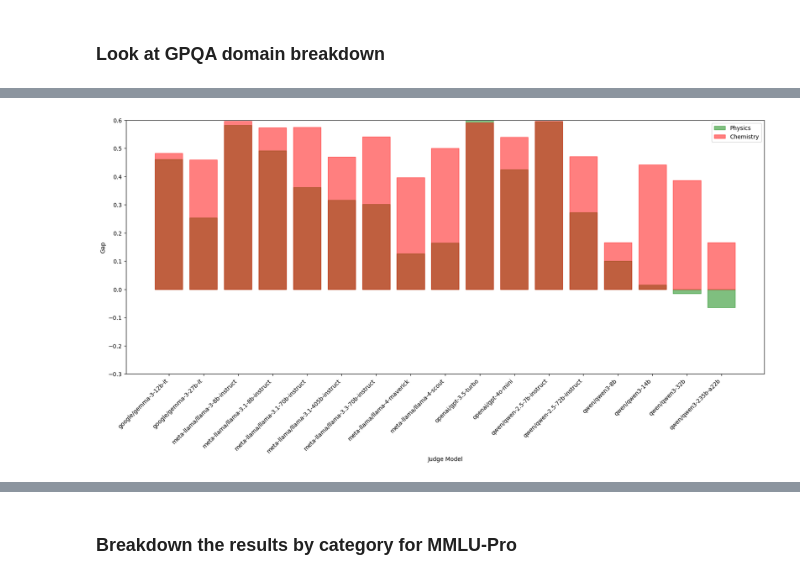
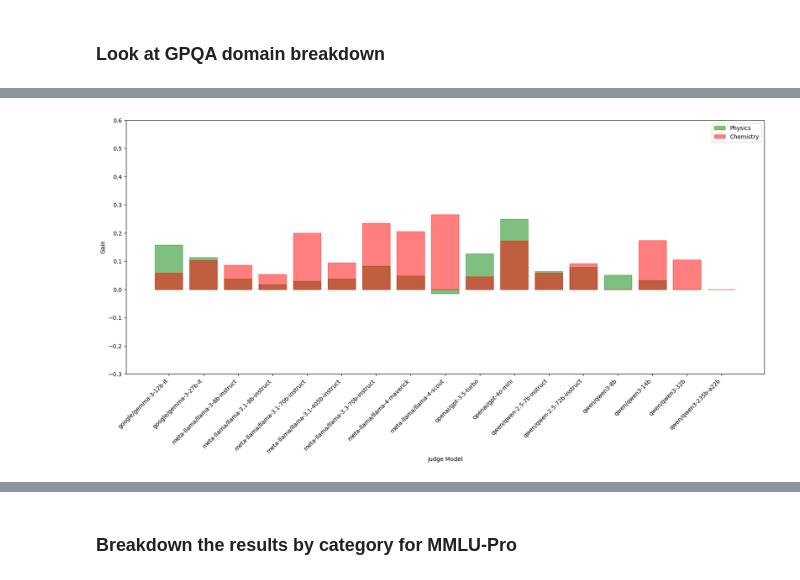
Before and after one commit to joshlevy89/llm_judge_debate_NEW, a Jupyter notebook: analysis.ipynb, the cells around one changed output, grey strips where cells are left out. Cells and saved outputs as stored; diff of their text form; code cells hidden in the pictures.

```diff
--- a/analysis.ipynb
+++ b/analysis.ipynb
@@ -206,9 +127,9 @@ def results_by_run(verdict_ids):
 verdicts_df = get_verdict_configs()
 
 verdict_ids_gpqa_4_choice = verdicts_df[verdicts_df['debate_id'] == 'q6wpwb7']['verdict_id'].tolist()
-unique_df_gpqa_4_choice, dedupe_columns_gpqa_4_choice = load_unique_over_runs(verdict_ids_gpqa_4_choice, 'load_debate_and_verdict_and_qa')
-results_df_gpqa_4_choice = results_by_config(unique_df_gpqa_4_choice, dedupe_columns_gpqa_4_choice)
+unique_df_gpqa_4_choice, unique_configs_gpqa_4_choice = load_unique_over_runs(verdict_ids_gpqa_4_choice, 'load_debate_and_verdict_and_qa')
+results_df_gpqa_4_choice = results_by_config(unique_df_gpqa_4_choice, unique_configs_gpqa_4_choice)
 
 verdict_ids_gpqa_2_choice = verdicts_df[verdicts_df['debate_id'] == '17zguxe']['verdict_id'].tolist()
-unique_df_gpqa_2_choice, dedupe_columns_gpqa_2_choice = load_unique_over_runs(verdict_ids_gpqa_2_choice, 'load_debate_and_verdict_and_qa')
-results_df_gpqa_2_choice = results_by_config(unique_df_gpqa_2_choice, dedupe_columns_gpqa_2_choice)
+unique_df_gpqa_2_choice, unique_configs_gpqa_2_choice = load_unique_over_runs(verdict_ids_gpqa_2_choice, 'load_debate_and_verdict_and_qa')
+results_df_gpqa_2_choice = results_by_config(unique_df_gpqa_2_choice, unique_configs_gpqa_2_choice)
@@ -434,31 +310,36 @@ plot_gain_scatter(results_df, n_choices=4, over='judge_qa')
 # %%
 # Compare the physics to chemistry in a bar plot - overlapping with alpha
 
+type = 'gain' # or 'gain
 unique_df = unique_df_gpqa_4_choice
+unique_configs = unique_configs_gpqa_4_choice
+
+# unique_df = unique_df_gpqa_2_choice
+# unique_configs = unique_configs_gpqa_2_choice
+
 unique_df = unique_df.merge(dataset_df[['question', 'high_level_domain']], on='question', how='left')
 unique_df_chemistry = unique_df[unique_df['high_level_domain'] == 'Chemistry']
 unique_df_physics = unique_df[unique_df['high_level_domain'] == 'Physics']
 
 
-results_df_chemistry = results_by_config(unique_df_chemistry, dedupe_columns)
-results_df_physics = results_by_config(unique_df_physics, dedupe_columns)
+results_df_chemistry = results_by_config(unique_df_chemistry, unique_configs)
+results_df_physics = results_by_config(unique_df_physics, unique_configs)
 
 fig, ax = plt.subplots(figsize=(20, 8))
-type = 'gap'
 bars1 = plot_verdict_difference(results_df_physics, ax=ax, type=type)
 bars2 = plot_verdict_difference(results_df_chemistry, ax=ax, type=type)
 
 ax.set_ylim(-.3, .6)
 
 for bar in bars1:
     bar.set_alpha(0.5)
     bar.set_color('green')
 
 for bar in bars2:
     bar.set_alpha(0.5)
     bar.set_color('red')
 
 plt.legend(['Physics', 'Chemistry'])
 plt.show()
 # %% [output]
-[figure, old version]
+[figure, new version]
```
Also changed, not shown: parts of 18 cells of this notebook, 1 other file.
